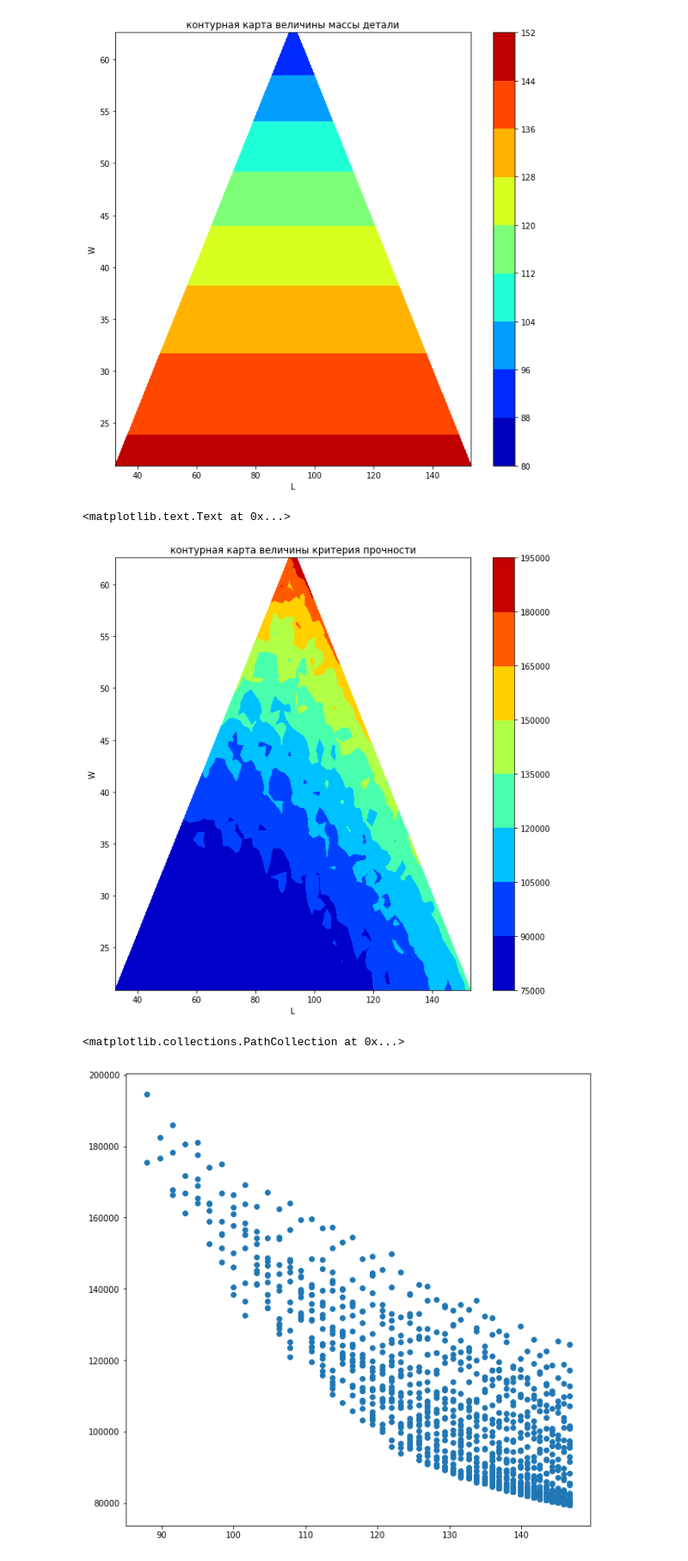
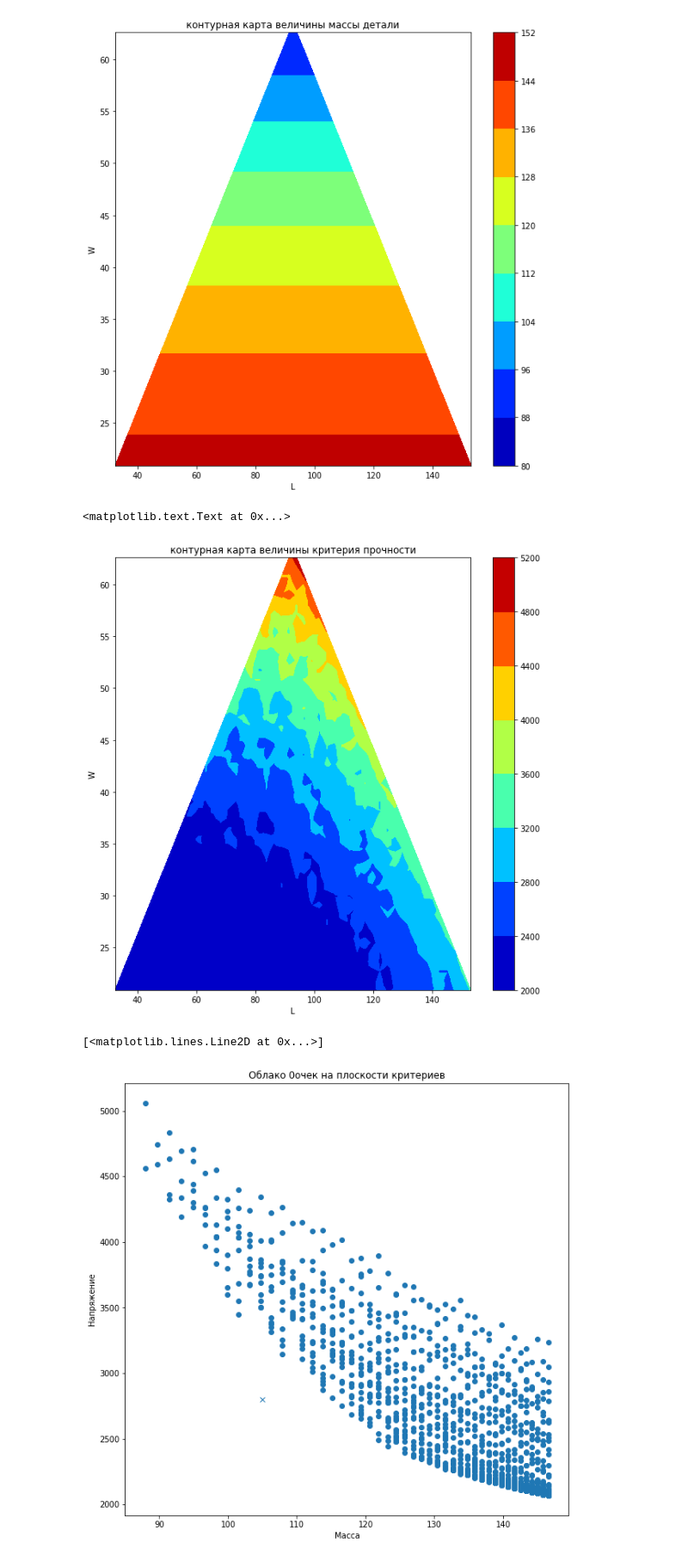
Before and after one commit to alxkorn/ISM, a Jupyter notebook: HW2.ipynb, the cells around one changed output. Shown: that part at 86% size. Drawn from its saved outputs; the diff is of its cells as text; code cells hidden in the pictures.

```diff
--- a/HW2.ipynb
+++ b/HW2.ipynb
@@ -273,8 +273,9 @@ def FEM(nodes, simplices,e,mu,t,dens,area,p,fixed_elems,force_elems,alpha):
 
     # расчет силы, действующей на элементы
     F = np.zeros(2*Nn)
-    edges_L = np.sqrt(np.sum((nodes[force_elems[1:]]-nodes[force_elems[:-1]])**2,axis=1))
-    edges_F = edges_L * t * p
+    #edges_L = np.sqrt(np.sum((nodes[force_elems[1:]]-nodes[force_elems[:-1]])**2,axis=1))
+    edges_F = np.ones((len(force_elems)-1,)) * p
+    #print(edges_F.shape)
 
     cos_alpha = np.cos(alpha)
     sin_alpha = np.sin(alpha)
@@ -341,7 +342,7 @@ def plot_contour_map(ResNodes, NodeS1,simplices,fixed_elems,force_elems):
 def calc_specs(L,W,angle):
     mu1 = 0.27
     e1 = 2e7
-    p1 = 1e4
+    p1 = 1e3
     t1 = 1
     dens1 = 68e-4
     nodes, simplices,area,fixed,forced = create_fig(L,W)
@@ -393,10 +390,14 @@ plt.ylabel('W')
 plt.title('контурная карта величины критерия прочности')
 # %% [output]
 <matplotlib.text.Text at 0x...>
-[figure, old version]
+[figure, new version]
 # %%
 plt.figure(figsize=(10,10))
 plt.scatter(mass,sig)
+plt.xlabel('Масса')
+plt.ylabel('Напряжение')
+plt.title('Облако 0очек на плоскости критериев')
+plt.plot(105,2800,'x')
 # %% [output]
-<matplotlib.collections.PathCollection at 0x...>
+[<matplotlib.lines.Line2D at 0x...>]
-[figure, old version]
+[figure, new version]
```
Also changed, not shown: parts of 6 cells of this notebook.
